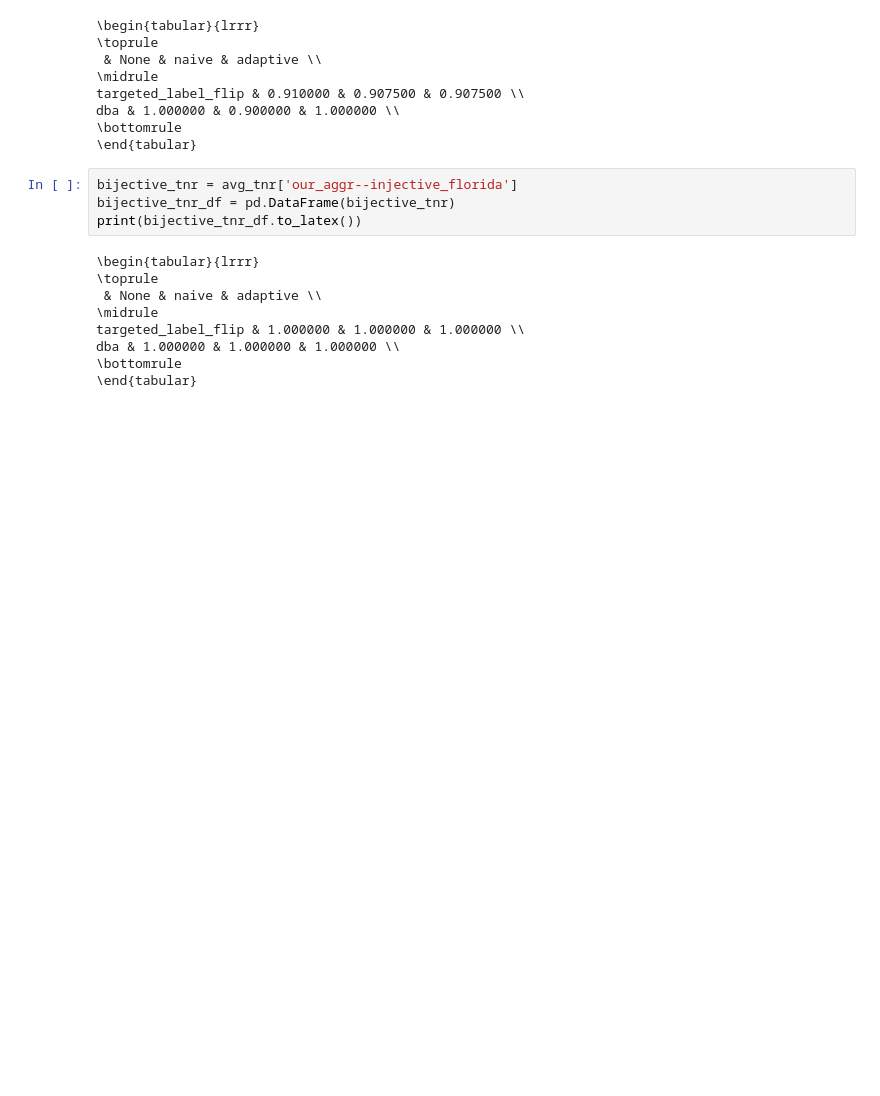
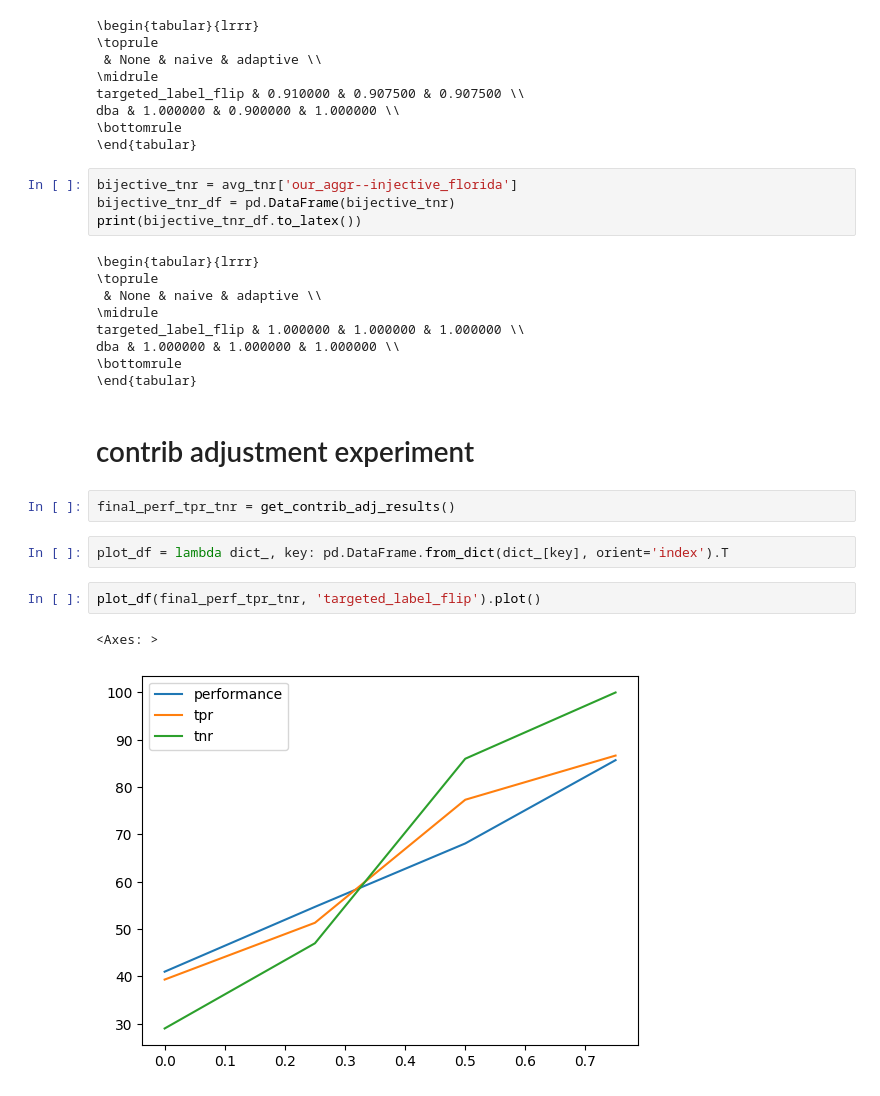
Before and after one commit to ehsanul9511/FLShield, a Jupyter notebook: plot_utils.ipynb, the cells around one changed output. Drawn from its saved outputs; the diff is of its cells as text; blank space fills up the shorter version.

Commit message:
contrib adj exp

```diff
--- a/plot_utils.ipynb
+++ b/plot_utils.ipynb
@@ -112,3 +112,14 @@ targeted_label_flip & 1.000000 & 1.000000 & 1.000000 \\
 dba & 1.000000 & 1.000000 & 1.000000 \\
 \bottomrule
 \end{tabular}
+# %% [markdown]
+# contrib adjustment experiment
+# %%
+final_perf_tpr_tnr = get_contrib_adj_results()
+# %%
+plot_df = lambda dict_, key: pd.DataFrame.from_dict(dict_[key], orient='index').T
+# %%
+plot_df(final_perf_tpr_tnr, 'targeted_label_flip').plot()
+# %% [output]
+<Axes: >
+[figure, added]
```
Also changed, not shown: parts of 1 cell of this notebook, 1 other file.
